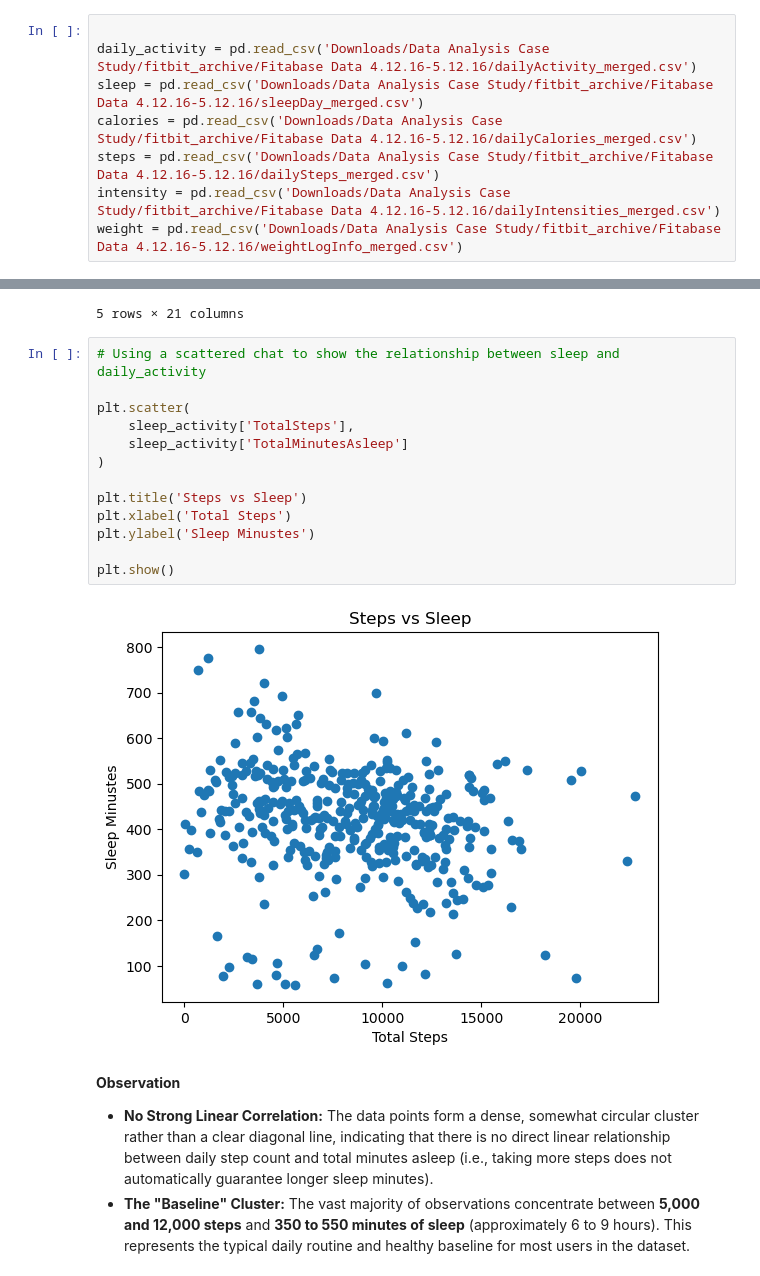
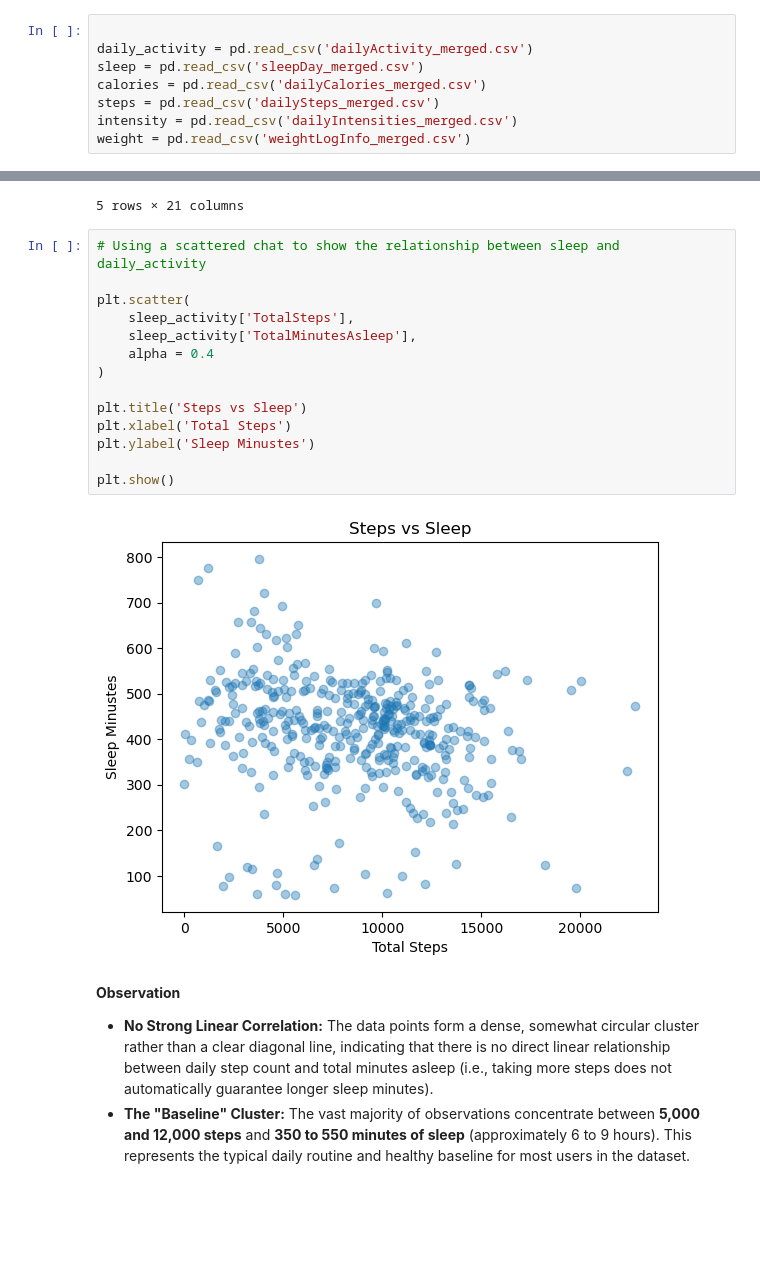
Before and after one commit to Chikerezejt/bellabeat-case-study, a Jupyter notebook: Bellabeat Case Study.ipynb, the cells around one changed output, grey strips where cells are left out. Saved outputs shown, nothing was run; the diff lists cells and outputs as text; blank space fills up the shorter version.

```diff
--- a/Bellabeat Case Study.ipynb
+++ b/Bellabeat Case Study.ipynb
@@ -68,12 +70,12 @@ Data files used from the raw data (https://www.kaggle.com/datasets/arashnic/fitb
 Datasets were unzipped and imported into Jupyter Notebook for analysis.
 # %%
 
-daily_activity = pd.read_csv('Downloads/Data Analysis Case Study/fitbit_archive/Fitabase Data 4.12.16-5.12.16/dailyActivity_merged.csv')
-sleep = pd.read_csv('Downloads/Data Analysis Case Study/fitbit_archive/Fitabase Data 4.12.16-5.12.16/sleepDay_merged.csv')
-calories = pd.read_csv('Downloads/Data Analysis Case Study/fitbit_archive/Fitabase Data 4.12.16-5.12.16/dailyCalories_merged.csv')
-steps = pd.read_csv('Downloads/Data Analysis Case Study/fitbit_archive/Fitabase Data 4.12.16-5.12.16/dailySteps_merged.csv')
-intensity = pd.read_csv('Downloads/Data Analysis Case Study/fitbit_archive/Fitabase Data 4.12.16-5.12.16/dailyIntensities_merged.csv')
-weight = pd.read_csv('Downloads/Data Analysis Case Study/fitbit_archive/Fitabase Data 4.12.16-5.12.16/weightLogInfo_merged.csv')
+daily_activity = pd.read_csv('dailyActivity_merged.csv')
+sleep = pd.read_csv('sleepDay_merged.csv')
+calories = pd.read_csv('dailyCalories_merged.csv')
+steps = pd.read_csv('dailySteps_merged.csv')
+intensity = pd.read_csv('dailyIntensities_merged.csv')
+weight = pd.read_csv('weightLogInfo_merged.csv')
 # %% [markdown]
 Proceed to perform some data cleaning; checking for duplicates, null values, mixed datatypes, etc
 
@@ -621,18 +624,19 @@ sleep_activity.head()
 # %%
 # Using a scattered chat to show the relationship between sleep and daily_activity
 
 plt.scatter(
     sleep_activity['TotalSteps'],
-    sleep_activity['TotalMinutesAsleep']
+    sleep_activity['TotalMinutesAsleep'],
+    alpha = 0.4
 )
 
 plt.title('Steps vs Sleep')
 plt.xlabel('Total Steps')
 plt.ylabel('Sleep Minustes')
 
 plt.show()
 # %% [output]
-[figure, old version]
+[figure, new version]
 # %% [markdown]
 **Observation**
 * **No Strong Linear Correlation:** The data points form a dense, somewhat circular cluster rather than a clear diagonal line, indicating that there is no direct linear relationship between daily step count and total minutes asleep (i.e., taking more steps does not automatically guarantee longer sleep minutes).
```
Also changed, not shown: parts of 5 cells of this notebook.
